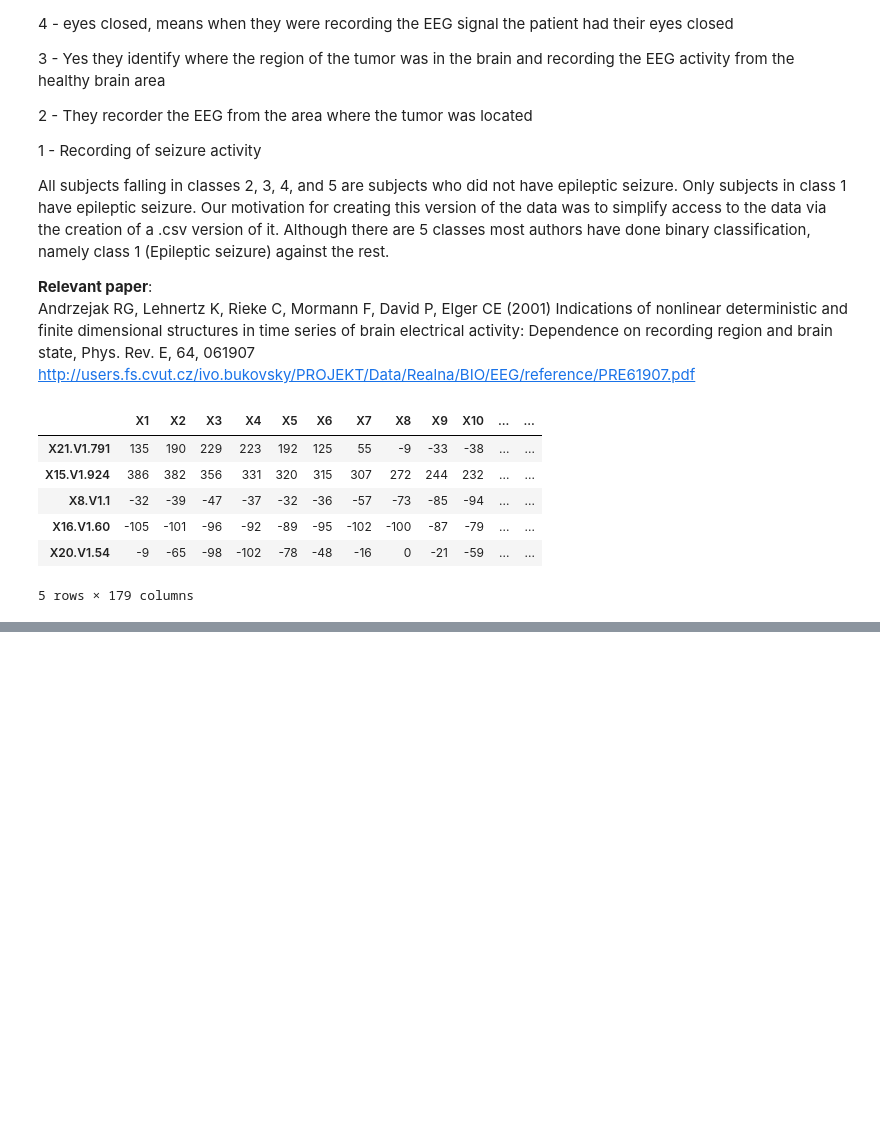
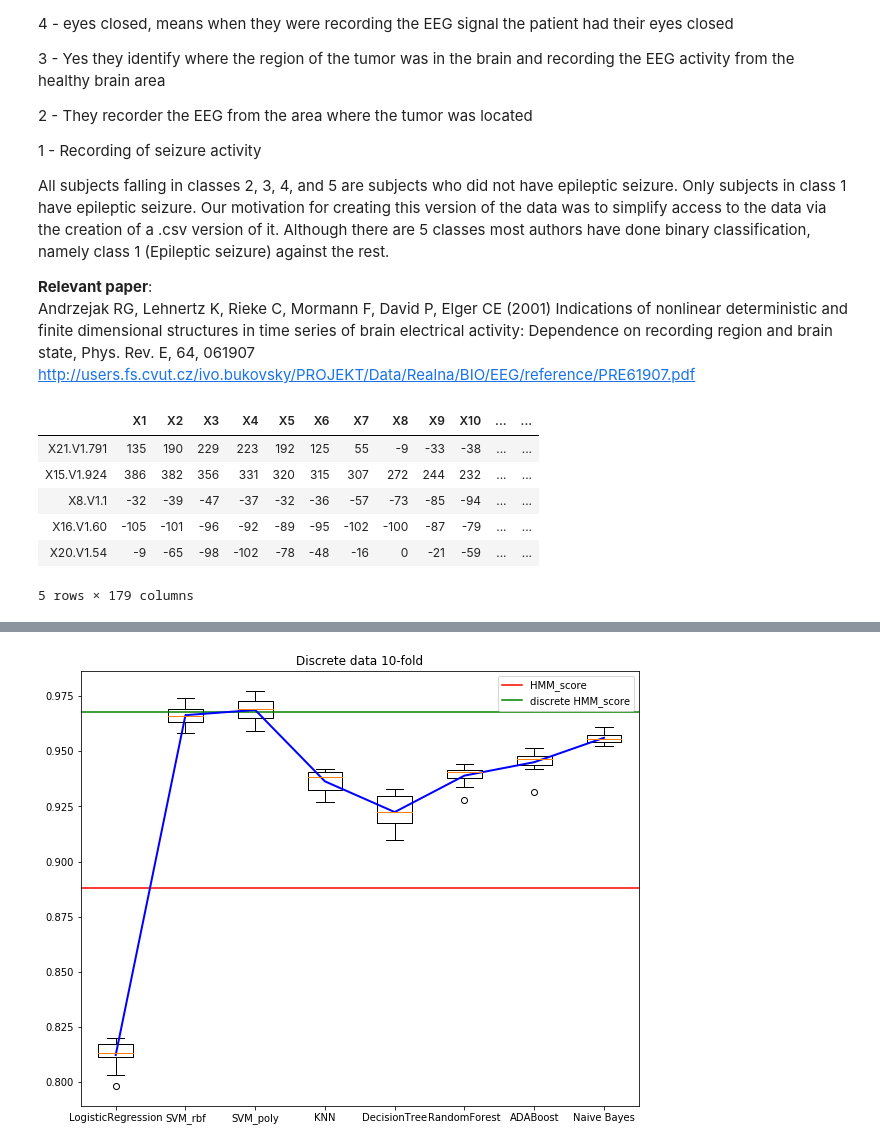
Before and after one commit to F4L2/devoirs, a Jupyter notebook: SPLEX/Projet/projet.ipynb, the cells around one changed output, grey strips where cells are left out. Saved outputs shown, nothing was run; the diff lists cells and outputs as text; code cells hidden in the pictures; blank space fills up the shorter version.

```diff
--- a/SPLEX/Projet/projet.ipynb
+++ b/SPLEX/Projet/projet.ipynb
@@ -47,0 +530,21 @@ df.head()
+# %%
+X = df_disc[df_disc.columns[:-1]].values
+y = df_disc['y'].values
+# %%
+LR = LogisticRegression()
+SVM_rbf = svm.SVC( kernel='rbf', gamma='scale')
+SVM_poly = svm.SVC( kernel='poly', gamma='scale')
+KNN = KNeighborsClassifier(3)
+DT = DecisionTreeClassifier(max_depth=5)
+RF = RandomForestClassifier(max_depth=5, n_estimators=10, max_features=1)
+ADA = AdaBoostClassifier()
+NB = GaussianNB()
+
+cross_val_LR = cross_validation(X,y,K,LR)
+cross_val_SVM_rbf = cross_validation(X,y,K,SVM_rbf)
+cross_val_SVM_poly = cross_validation(X,y,K,SVM_poly)
+cross_val_KNN = cross_validation(X,y,K,KNN)
+cross_val_DT = cross_validation(X,y,K,DT)
+cross_val_RF = cross_validation(X,y,K,RF)
+cross_val_ADA = cross_validation(X,y,K,ADA)
+cross_val_NB = cross_validation(X,y,K,NB)
@@ -47,0 +579,19 @@ df.head()
+# %%
+boxplot_data= [cross_val_LR[1],cross_val_SVM_rbf[1], cross_val_SVM_poly[1], cross_val_KNN[1], cross_val_DT[1], cross_val_RF[1], cross_val_ADA[1],cross_val_NB[1]]
+boxplot_ticks= ["LogisticRegression", "SVM_rbf", "SVM_poly", "KNN", "DecisionTree", "RandomForest", "ADABoost", "Naive Bayes"]
+mean_plot_data = [cross_val_LR[0],cross_val_SVM_rbf[0],cross_val_SVM_poly[0], cross_val_KNN[0], cross_val_DT[0], cross_val_RF[0], cross_val_ADA[0],cross_val_NB[0]]
+
+
+fig, ax = plt.subplots(figsize=(10,8))
+ax.boxplot( boxplot_data )
+ax.set_xticklabels( boxplot_ticks ) #number of selected features
+ax.axhline(y= HMM_score_real, color='r', linestyle='-', label="HMM_score")
+ax.axhline(y= HMM_discr_score, color='g', linestyle='-', label="discrete HMM_score")
+ax.plot(list(range(1,len(mean_plot_data)+1)), mean_plot_data, 'b', linewidth=2)
+
+plt.legend()
+plt.title("Discrete data 10-fold")
+plt.savefig("discrete data comparison.png")
+plt.show()
+# %% [output]
+[figure, added]
```
Also changed, not shown: parts of 58 cells of this notebook, 37 other files.
